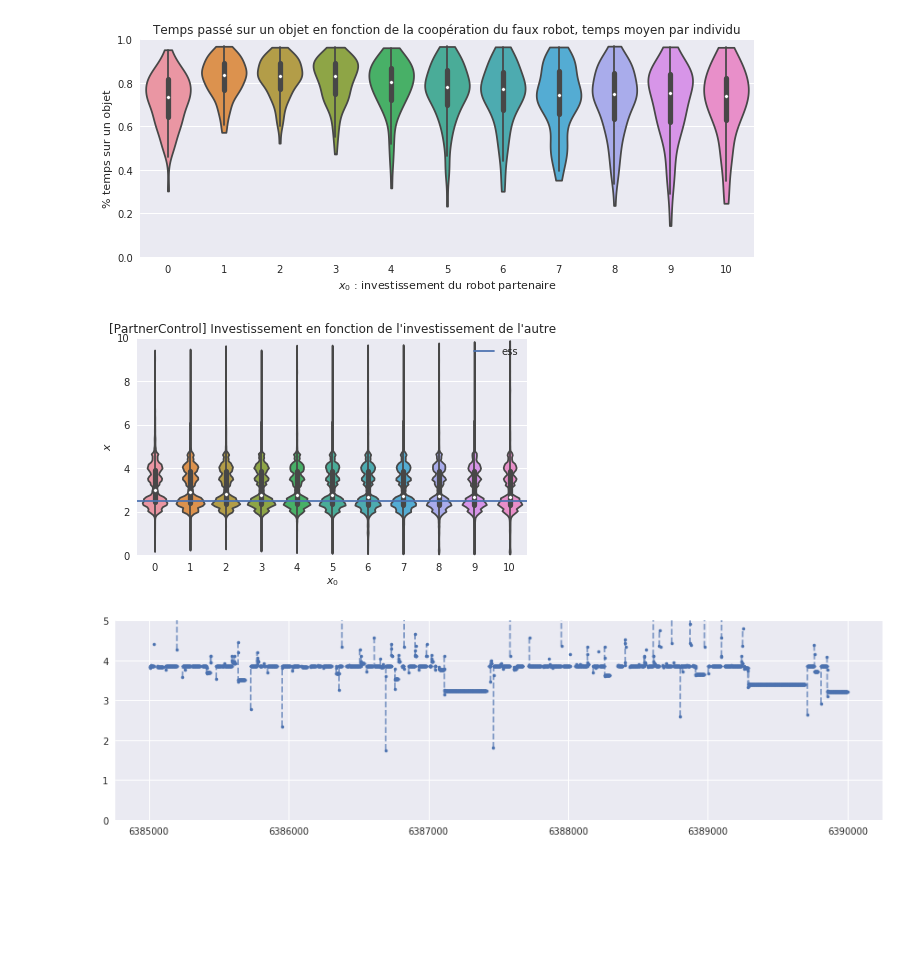
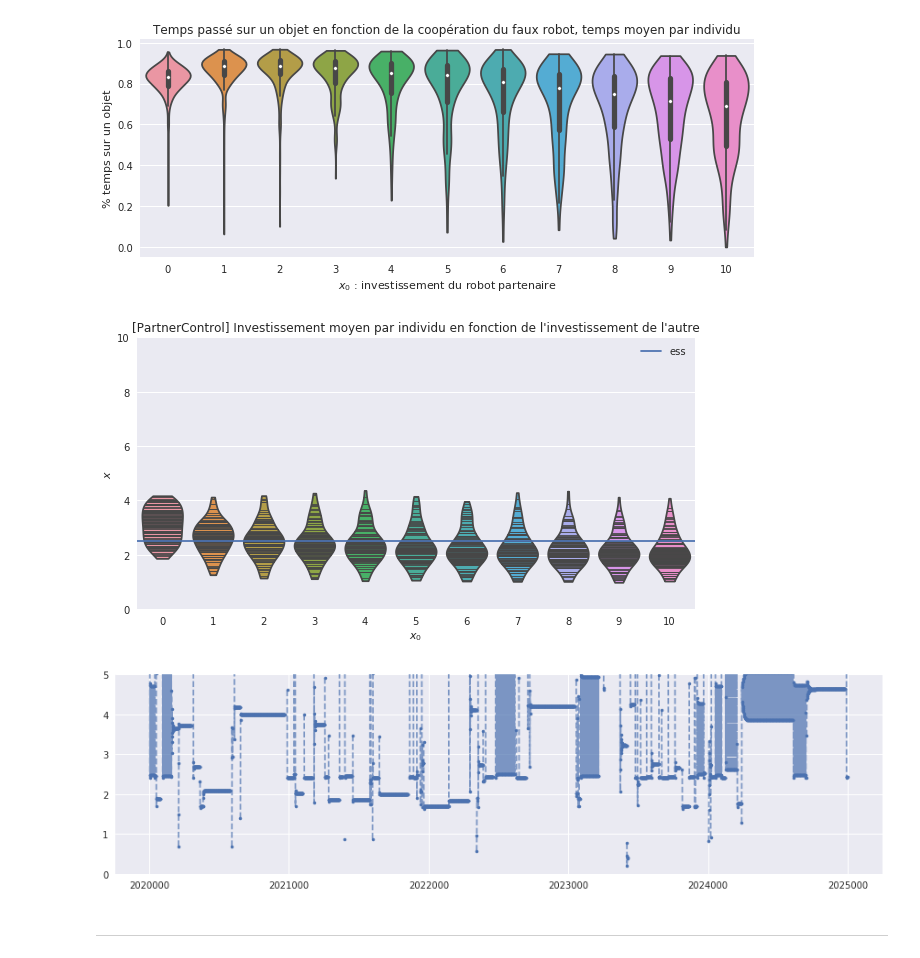
Before and after one commit to PaulEcoffet/roborobo3, a Jupyter notebook: roborobo3/notebooks/bigmodel_partnerchoice.ipynb, the cells around one changed output. Saved outputs shown, nothing was run; the diff lists cells and outputs as text; code cells hidden in the pictures; blank space fills up the shorter version.

```diff
--- a/roborobo3/notebooks/bigmodel_partnerchoice.ipynb
+++ b/roborobo3/notebooks/bigmodel_partnerchoice.ipynb
@@ -38,2 +118,3 @@ plt.show(fig)
 # %%
 df = pd.read_csv(logpath, delimiter="\t")
+df['TrueOnOpp'] = np.where(df['onOpp'] > 0, 1, 0)
@@ -42,38 +146,39 @@ m = df.groupby(['ind', 'coop'], as_index=False).mean();
 # %%
 plt.figure(figsize=(11, 4))
-sns.violinplot(data=m, x='coop', y='onOpp', cut=0, scale='count')
+sns.violinplot(data=m, x='coop', y='TrueOnOpp', cut=0, scale='count')
 plt.title("Temps passé sur un objet en fonction de la coopération du faux robot, temps moyen par individu")
 plt.ylabel("% temps sur un objet")
-plt.ylim(0, 1)
 plt.xlabel("$x_0$ : investissement du robot partenaire");
 # %% [output]
-[figure, old version]
+[figure, new version]
 # %%
 df['totCoop'] = df['coop'] + df['ownCoop']
 # %%
 df['truecoop'] = np.where(df['onOpp'], df['ownCoop'], np.nan)
 #df['truecoop'][np.where(np.isnan(df['truecoop']))[0] + 1] = np.nan
 # %%
-plt.figure(figsize=(7, 4))
-sns.violinplot(data=df.query('onOpp == 1'), cut=0, x='coop', y='ownCoop', scale='count')
+plt.figure(figsize=(10, 5))
+sns.violinplot(data=df.query('onOpp > 0').groupby(['coop', 'ind'], as_index=False).mean(), cut=0, x='coop', y='ownCoop', scale='count', inner='stick')
 plt.axhline(2.5, label='ess')
-plt.title("[PartnerControl] Investissement en fonction de l'investissement de l'autre")
+plt.title("[PartnerControl] Investissement moyen par individu en fonction de l'investissement de l'autre")
 plt.legend()
 plt.ylabel("$x$")
 plt.xlabel("$x_0$")
 plt.ylim(0, 10);
 # %% [output]
-[figure, old version]
+[figure, new version]
 # %%
 df['truecoop'] = np.where(df['onOpp'], df['ownCoop'], np.nan)
 # %%
 fig, ax = plt.subplots(figsize=(15, 4))
-df.query('ind == 23 and coop == 2 and rep == 2')['truecoop'].plot(ax=ax, style='.')
-df.query('ind == 23 and coop == 2 and rep == 2')['truecoop'].plot(ax=ax, style='--', alpha=0.7, c=sns.palettes.get_color_cycle()[0])
+df.query('ind == 12 and coop == 2 and rep == 2')['truecoop'].plot(ax=ax, style='.')
+df.query('ind == 12 and coop == 2 and rep == 2')['truecoop'].plot(ax=ax, style='--', alpha=0.7, c=sns.palettes.get_color_cycle()[0])
 ax.set_ylim(0, 5)
 plt.show()
 # %% [output]
-[figure, old version]
+[figure, new version]
+# %% [markdown]
+------
 # %%
 best = df.groupby('ind', as_index=False).mean()['truecoop'].nlargest(20).index
 worst = df.groupby('ind', as_index=False).mean()['truecoop'].nsmallest(20).index
```
Also changed, not shown: parts of 10 cells of this notebook, 3 other files.
